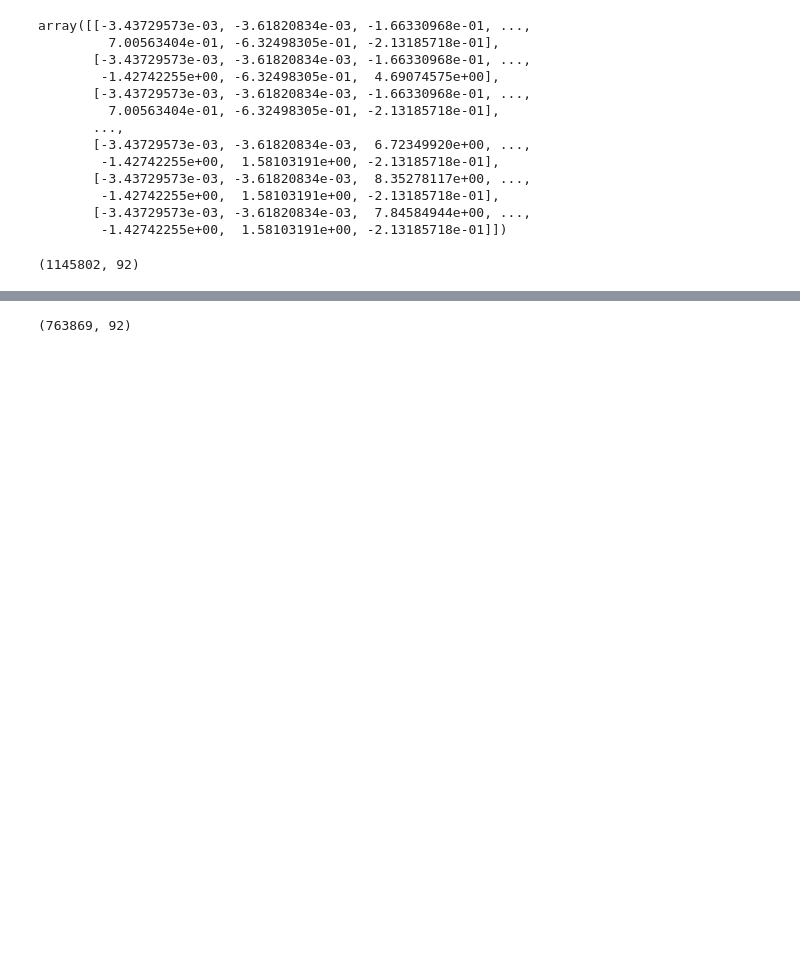
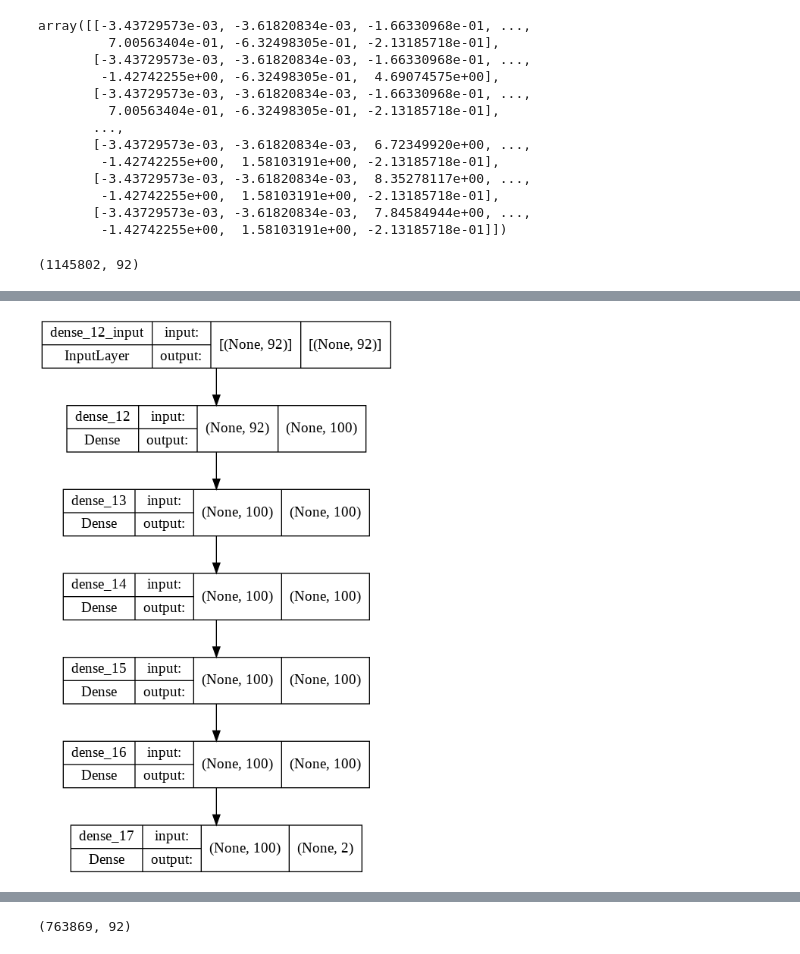
Before and after one commit to ismailasy/Deep_IOT_Network_Anomaly_Detection, a Jupyter notebook: etude_dataset_iot_iiot.ipynb, the cells around one changed output, grey strips where cells are left out. Saved outputs shown, nothing was run; the diff lists cells and outputs as text; code cells hidden in the pictures; blank space fills up the shorter version.

```diff
--- a/etude_dataset_iot_iiot.ipynb
+++ b/etude_dataset_iot_iiot.ipynb
@@ -277,3 +277,29 @@ xtrain, xtest, ytrain, ytest = train_test_split(X2, y,
 xtrain.shape
 # %% [output]
 (1145802, 92)
+# %%
+# creation d'un mlp a 5 couche
+import tensorflow as tf
+def mlp(input_dim):
+
+    model = tf.keras.models.Sequential()
+
+    # la premiere couche dense
+    model.add(tf.keras.layers.Dense(100, input_dim=input_dim, activation='tanh'))
+
+    # Quatre couches cachées
+    model.add(tf.keras.layers.Dense(100, activation='relu'))
+    model.add(tf.keras.layers.Dense(100, activation='relu'))
+    model.add(tf.keras.layers.Dense(100, activation='relu'))
+    model.add(tf.keras.layers.Dense(100, activation='relu'))
+
+    # la couche de sortie
+    model.add(tf.keras.layers.Dense(2, activation='softmax'))
+
+    return model
+# %%
+model_mlp = mlp(input_dim=xtrain.shape[1])
+
+# Compile the model with mean squared error (for regression)
+model_mlp.compile(optimizer='adam', loss='binary_crossentropy',metrics=['accuracy'])
+model_mlp.summary()
@@ -279,0 +324,6 @@ xtrain.shape
+# %%
+from keras.utils.vis_utils import plot_model
+
+plot_model(model_mlp, to_file='model_plot.png', show_shapes=True, show_layer_names=True)
+# %% [output]
+[figure, added]
```
Also changed, not shown: parts of 2 cells of this notebook.
